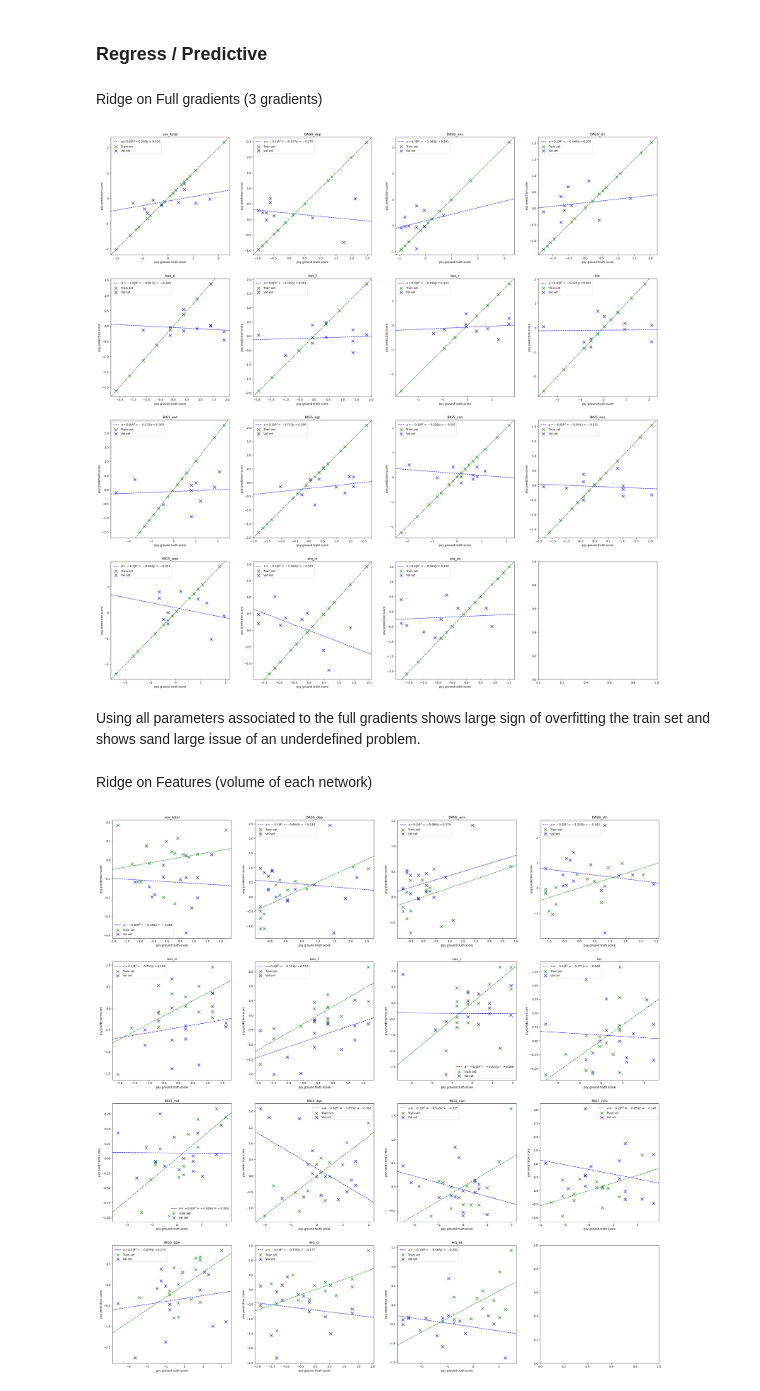
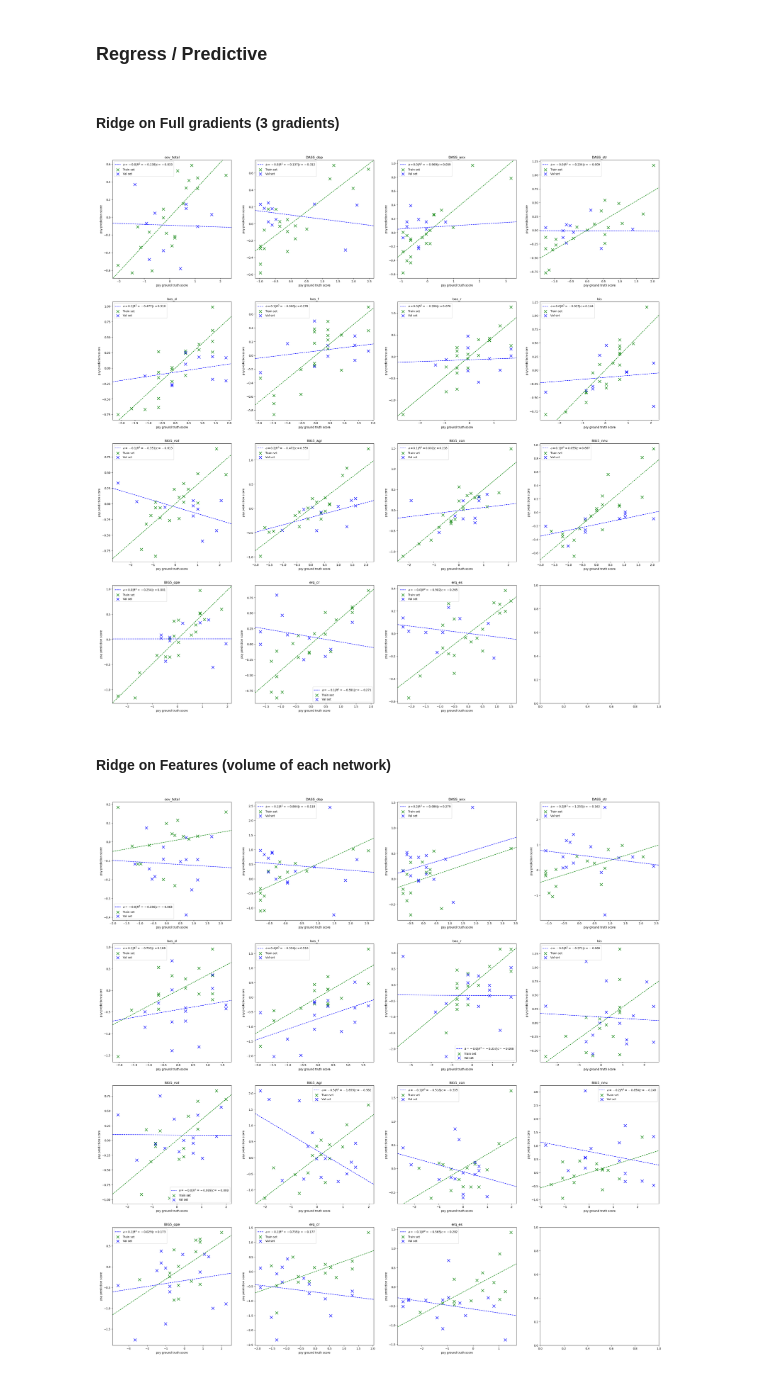
Before and after one commit to MIPLabCH/emoguide_gradients, a Jupyter notebook: 08_fmri_personality_index.ipynb, the cells around one changed output. Drawn from its saved outputs; the diff is of its cells as text; code cells hidden in the pictures.

```diff
--- a/08_fmri_personality_index.ipynb
+++ b/08_fmri_personality_index.ipynb
@@ -246,7 +252,7 @@ Text(25.09722222222222, 0.5, 'G2')
 # %% [markdown]
 ### Regress / Predictive
 # %% [markdown]
-Ridge on Full gradients (3 gradients)
+#### Ridge on Full gradients (3 gradients)
 # %%
 fig, ax = plt.subplots(4,4, figsize=(35,35))
 corr_grad = np.zeros((len(existing_psy)))
@@ -260,40 +266,39 @@ for i in range(len(existing_psy)):
 
     # leave one out val prediction score
     j = 20
-    clf  = Ridge(alpha=5)
+    # clf  = Ridge(alpha=1000)
+    clf  = Lasso(alpha=2)
     tmp  = psyscore[:j]
     tmp2 = gradients[:j]
     tmp2 = tmp2.reshape(j, -1)
 
     y, m, s = zscore(tmp, ret_param=True)
     clf.fit(tmp2, y)
 
     topredict = gradients[j:]
     gt   = (psyscore[j:]-m)/s
 
     pred1 = clf.predict(tmp2)
     pred2 = clf.predict(topredict.reshape(30-j,-1))
 
     r2   = r2_score(gt,pred2)
     m1, b1 = np.polyfit(y, pred1, deg=1)
     m2, b2 = np.polyfit(gt, pred2, deg=1)
     corr   = stats.pearsonr(gt, pred2).statistic
     corr_grad[i] = corr
     ax[r,c].axline(xy1=(0, b1), linestyle='--', slope=m1, color='g')
     ax[r,c].axline(xy1=(0, b2), linestyle='--', slope=m2, label=f'$a = {m2:.1f} | R^2={r2:.3f} | c={corr:.3f}$', color='b')
 
     ax[r,c].scatter(y, pred1, s=100, marker='x', color='g', label="Train set")
     ax[r,c].scatter(gt, pred2, s=100, marker='x', color='b', label="Val set")
     ax[r,c].set_title("{}".format(feat))
     ax[r,c].set_xlabel("psy ground truth score")
     ax[r,c].set_ylabel("psy prediction score")
     ax[r,c].legend()
 # %% [output]
-[figure, old version]
+[figure, new version]
-# %% [markdown]
-Using all parameters associated to the full gradients shows large sign of overfitting the train set and shows sand large issue of an underdefined problem.
 # %% [markdown]
-Ridge on Features (volume of each network)
+#### Ridge on Features (volume of each network)
 # %%
 fig, ax   = plt.subplots(4,4, figsize=(35,35))
 corr_grad = np.zeros((len(existing_psy)))
```
Also changed, not shown: parts of 14 cells of this notebook, 3 other files.
